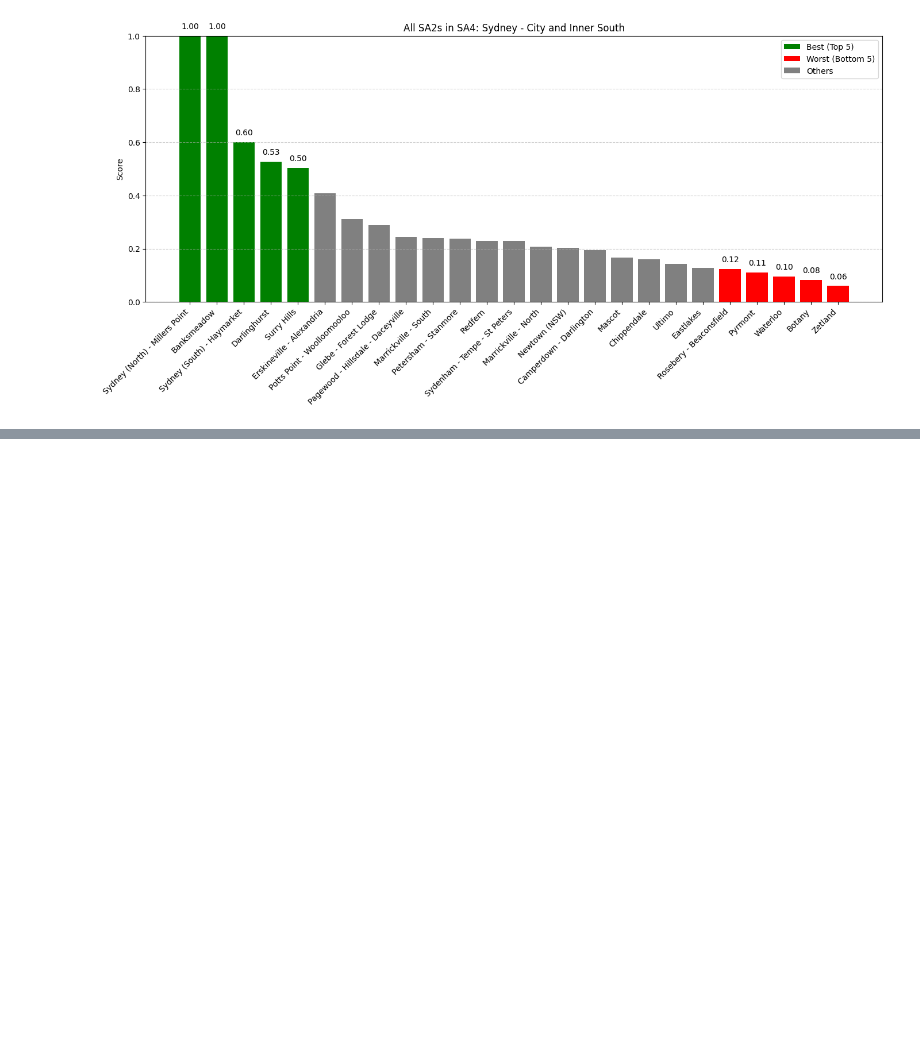
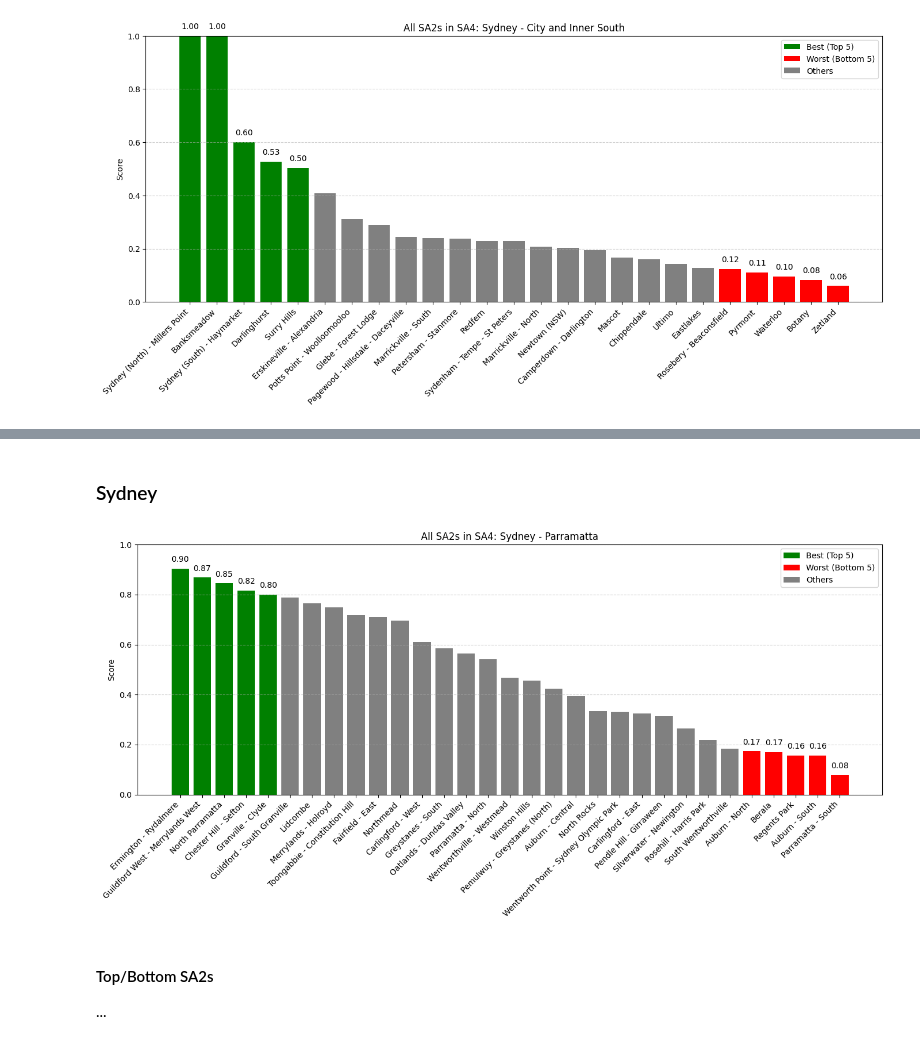
Before and after one commit to Charliero2246/Data2001Assignment, a Jupyter notebook: Assignment.ipynb, the cells around one changed output, grey strips where cells are left out. Saved outputs shown, nothing was run; the diff lists cells and outputs as text; code cells hidden in the pictures; blank space fills up the shorter version.

```diff
--- a/Assignment.ipynb
+++ b/Assignment.ipynb
@@ -1016,0 +1108,9 @@ plt.show()
+# %% [markdown]
+### Sydney
+# %%
+generate_score_chart(conn, 125)
+# %% [output]
+[figure, added]
+# %% [markdown]
+#### Top/Bottom SA2s
+...
```
Also changed, not shown: parts of 23 cells of this notebook.
